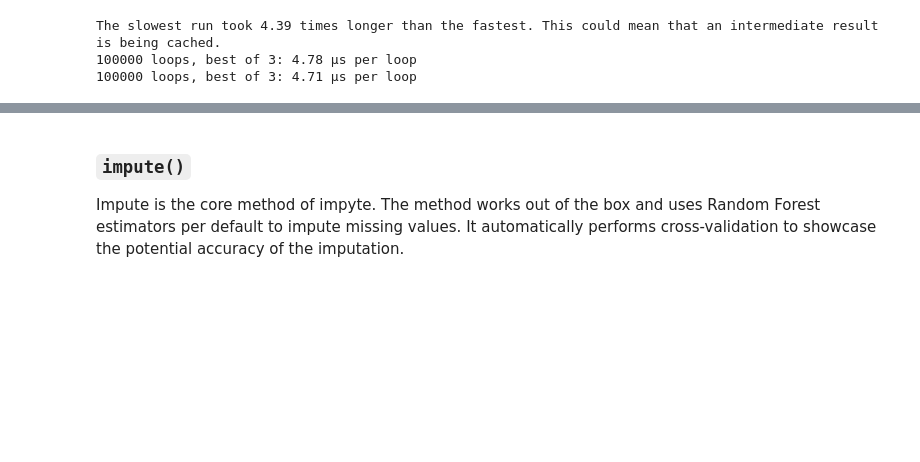
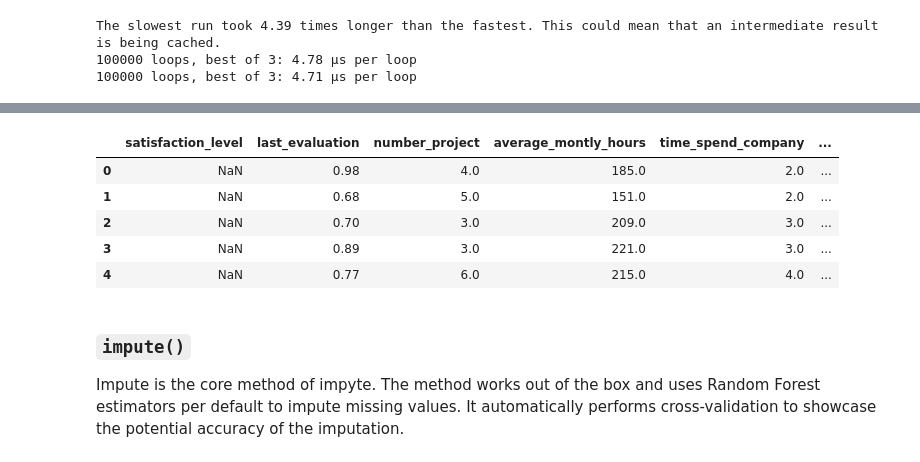
Before and after one commit to andirs/impyte, a Jupyter notebook: sandbox.ipynb, the cells around one changed output, grey strips where cells are left out. Cells and saved outputs as stored; diff of their text form; code cells hidden in the pictures; blank space fills up the shorter version.

```diff
--- a/sandbox.ipynb
+++ b/sandbox.ipynb
@@ -346,3 +371,12 @@ The slowest run took 4.39 times longer than the fastest. This could mean that an
+# %%
+imputer.data.head()
+# %% [output]
+|  | satisfaction_level | last_evaluation | number_project | average_montly_hours | time_spend_company | ... |
+| 0 | NaN | 0.98 | 4.0 | 185.0 | 2.0 | ... |
+| 1 | NaN | 0.68 | 5.0 | 151.0 | 2.0 | ... |
+| 2 | NaN | 0.70 | 3.0 | 209.0 | 3.0 | ... |
+| 3 | NaN | 0.89 | 3.0 | 221.0 | 3.0 | ... |
+| 4 | NaN | 0.77 | 6.0 | 215.0 | 4.0 | ... |
 # %% [markdown]
 ### `impute()`
 Impute is the core method of impyte. The method works out of the box and uses Random Forest estimators per default to impute missing values. It automatically performs cross-validation to showcase the potential accuracy of the imputation.
```
Also changed, not shown: parts of 12 cells of this notebook, 1 other file.
